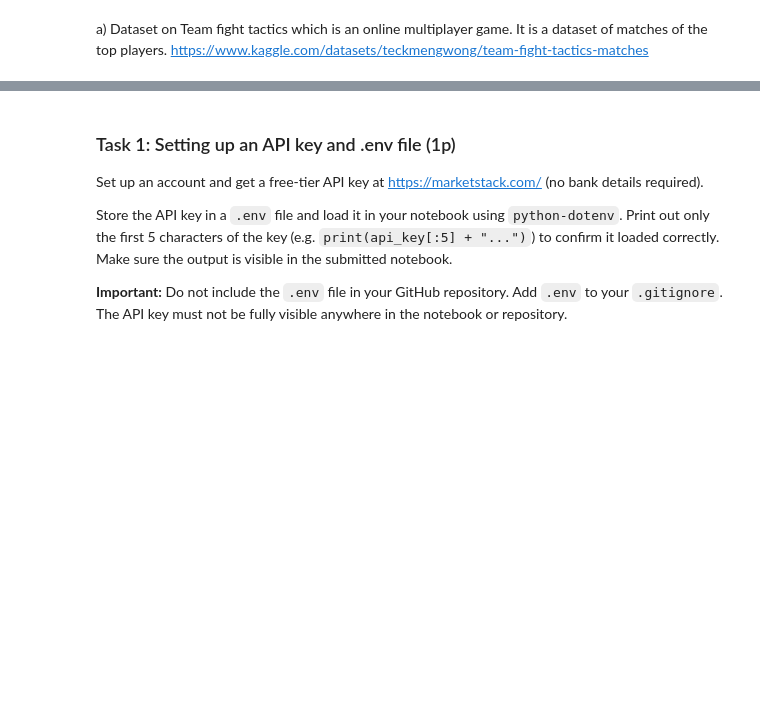
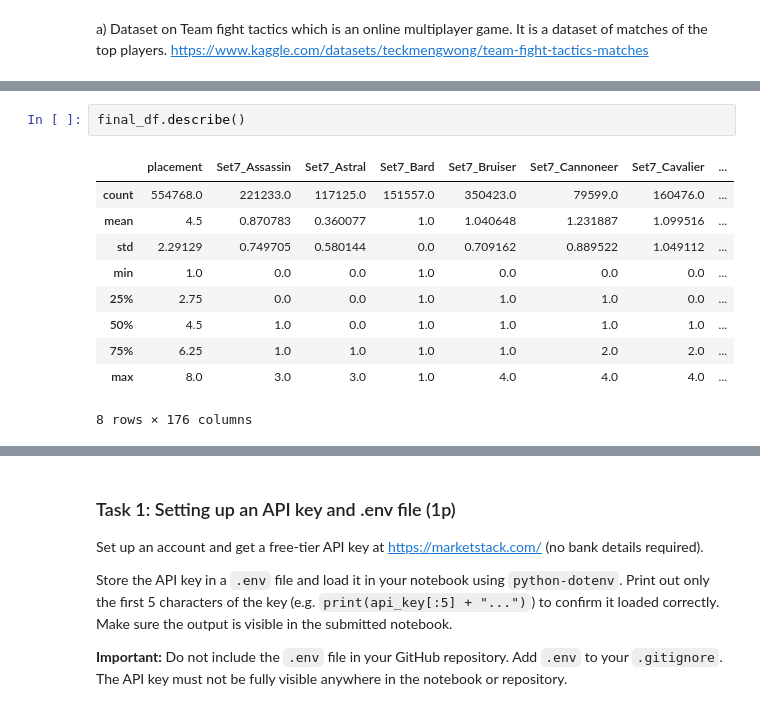
Before and after one commit to Darren-0/PythonBizInt2026, a Jupyter notebook: assignments/assignment2/assignment2.ipynb, the cells around one changed output, grey strips where cells are left out. Saved outputs shown, nothing was run; the diff lists cells and outputs as text; blank space fills up the shorter version.

```diff
--- a/assignments/assignment2/assignment2.ipynb
+++ b/assignments/assignment2/assignment2.ipynb
@@ -67,0 +102,13 @@ https://www.kaggle.com/datasets/teckmengwong/team-fight-tactics-matches
+# %%
+final_df.describe()
+# %% [output]
+|  | placement | Set7_Assassin | Set7_Astral | Set7_Bard | Set7_Bruiser | Set7_Cannoneer | Set7_Cavalier | ... |
+| count | 554768.0 | 221233.0 | 117125.0 | 151557.0 | 350423.0 | 79599.0 | 160476.0 | ... |
+| mean | 4.5 | 0.870783 | 0.360077 | 1.0 | 1.040648 | 1.231887 | 1.099516 | ... |
+| std | 2.29129 | 0.749705 | 0.580144 | 0.0 | 0.709162 | 0.889522 | 1.049112 | ... |
+| min | 1.0 | 0.0 | 0.0 | 1.0 | 0.0 | 0.0 | 0.0 | ... |
+| 25% | 2.75 | 0.0 | 0.0 | 1.0 | 1.0 | 1.0 | 0.0 | ... |
+| 50% | 4.5 | 1.0 | 0.0 | 1.0 | 1.0 | 1.0 | 1.0 | ... |
+| 75% | 6.25 | 1.0 | 1.0 | 1.0 | 1.0 | 2.0 | 2.0 | ... |
+| max | 8.0 | 3.0 | 3.0 | 1.0 | 4.0 | 4.0 | 4.0 | ... |
+8 rows × 176 columns
```
Also changed, not shown: parts of 5 cells of this notebook, 19 other files.
